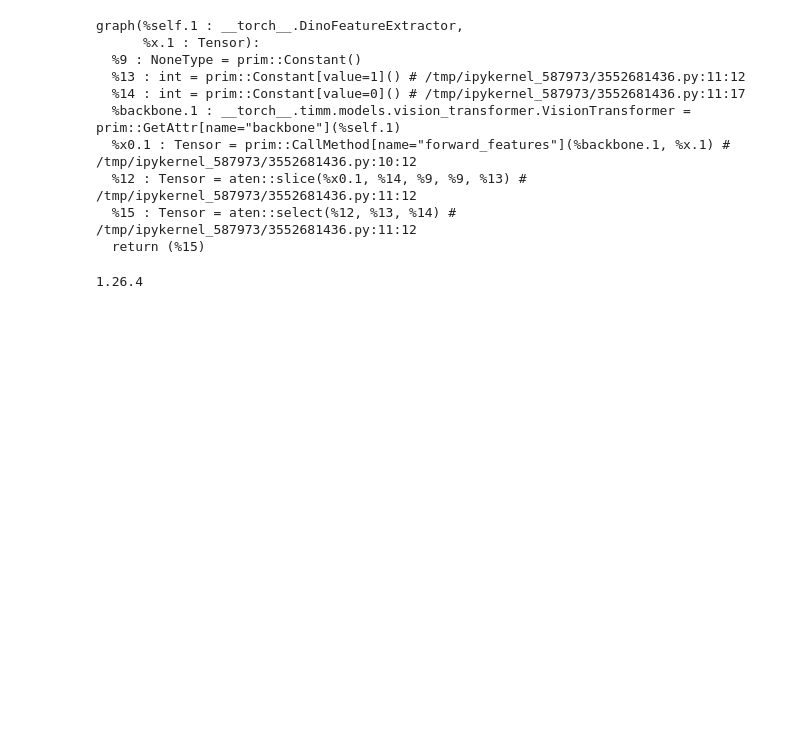
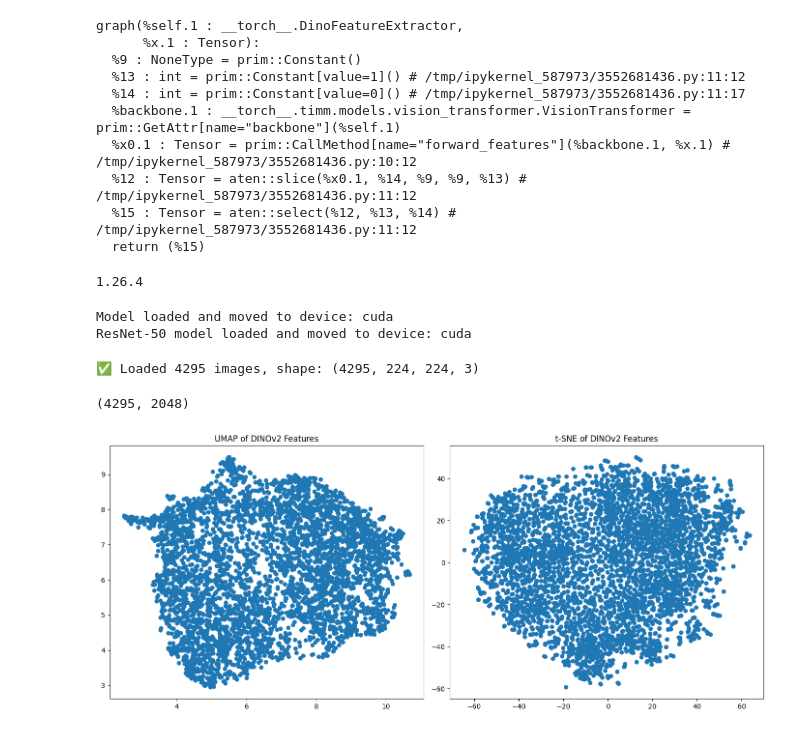
Before and after one commit to aryanj10/Triton-Implementation, a Jupyter notebook: extractor.ipynb, the cells around one changed output. Saved outputs shown, nothing was run; the diff lists cells and outputs as text; code cells hidden in the pictures; blank space fills up the shorter version.

```diff
--- a/extractor.ipynb
+++ b/extractor.ipynb
@@ -252,0 +260,18 @@ print(numpy.__version__)
+# %%
+import torchvision.models as models
+
+# Load pretrained ResNet-50
+resnet_model = models.resnet50(pretrained=True)
+resnet_model.eval()
+
+# Remove the classification head (keep up to the penultimate layer)
+resnet_feature_extractor = torch.nn.Sequential(*list(resnet_model.children())[:-1])  # Output shape: (batch_size, 2048, 1, 1)
+
+# Move model to device
+device = torch.device("cuda" if torch.cuda.is_available() else "cpu")
+print("Model loaded and moved to device:", device)
+resnet_feature_extractor = resnet_feature_extractor.to(device)
+print("ResNet-50 model loaded and moved to device:", device)
+# %% [output]
+Model loaded and moved to device: cuda
+ResNet-50 model loaded and moved to device: cuda
@@ -252,0 +306,62 @@ print(numpy.__version__)
+# %%
+import cv2
+import os
+import numpy as np
+
+def load_images_cv2(folder_path, resize_shape=(224, 224)):
+    image_list = []
+    for filename in os.listdir(folder_path):
+        if filename.lower().endswith(('.png', '.jpg', '.jpeg')):
+            img_path = os.path.join(folder_path, filename)
+            img = cv2.imread(img_path)  # BGR format
+            if img is None:
+                continue
+            img = cv2.cvtColor(img, cv2.COLOR_BGR2RGB)  # Convert to RGB
+            img = cv2.resize(img, resize_shape)
+            image_list.append(img)
+    return np.array(image_list)
+
+# Usage
+images_folder = '/home/aj3246/TRITON/material/material_data/1'
+images_np = load_images_cv2(images_folder, resize_shape=(224, 224))
+
+print(f"✅ Loaded {len(images_np)} images, shape: {images_np.shape}")
+# %% [output]
+✅ Loaded 4295 images, shape: (4295, 224, 224, 3)
+# %%
+features = extract_features_resnet(images_np)
+print(features.shape)  # (num_images, 2048)
+# %% [output]
+(4295, 2048)
+# %%
+import umap
+from sklearn.manifold import TSNE
+import matplotlib.pyplot as plt
+
+# Assuming 'features' is your (N, D) matrix of image features
+
+# Apply UMAP
+umap_reducer = umap.UMAP(n_components=2, random_state=42)
+umap_embeddings = umap_reducer.fit_transform(features)
+
+# Apply t-SNE
+tsne_reducer = TSNE(n_components=2, random_state=42, perplexity=min(30, len(features) - 1), n_iter=1000, learning_rate=200)
+tsne_embeddings = tsne_reducer.fit_transform(features)
+
+# Plot side by side
+plt.figure(figsize=(14, 6))
+
+# UMAP plot
+plt.subplot(1, 2, 1)
+plt.scatter(umap_embeddings[:, 0], umap_embeddings[:, 1], s=30)
+plt.title('UMAP of DINOv2 Features')
+
+# t-SNE plot
+plt.subplot(1, 2, 2)
+plt.scatter(tsne_embeddings[:, 0], tsne_embeddings[:, 1], s=30)
+plt.title('t-SNE of DINOv2 Features')
+
+plt.tight_layout()
+plt.show()
+# %% [output]
+[figure, added]
```
Also changed, not shown: parts of 9 cells of this notebook, 6 other files.
